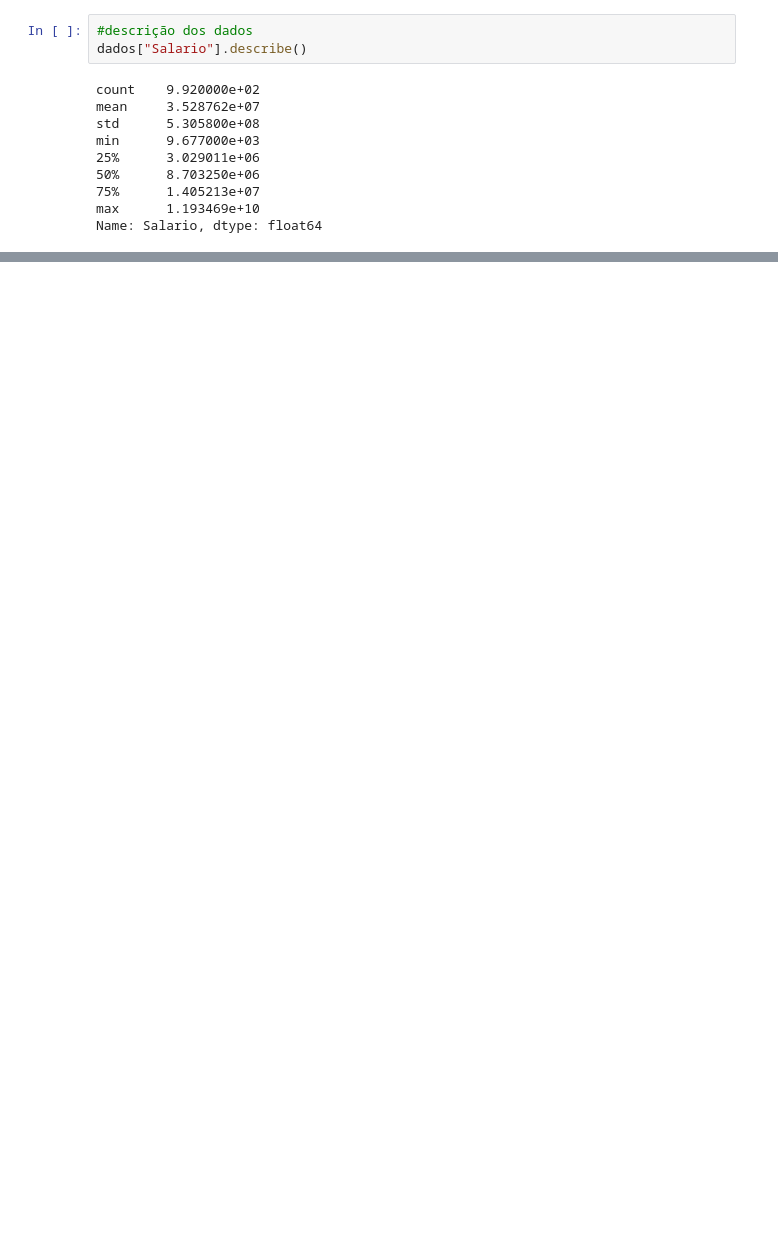
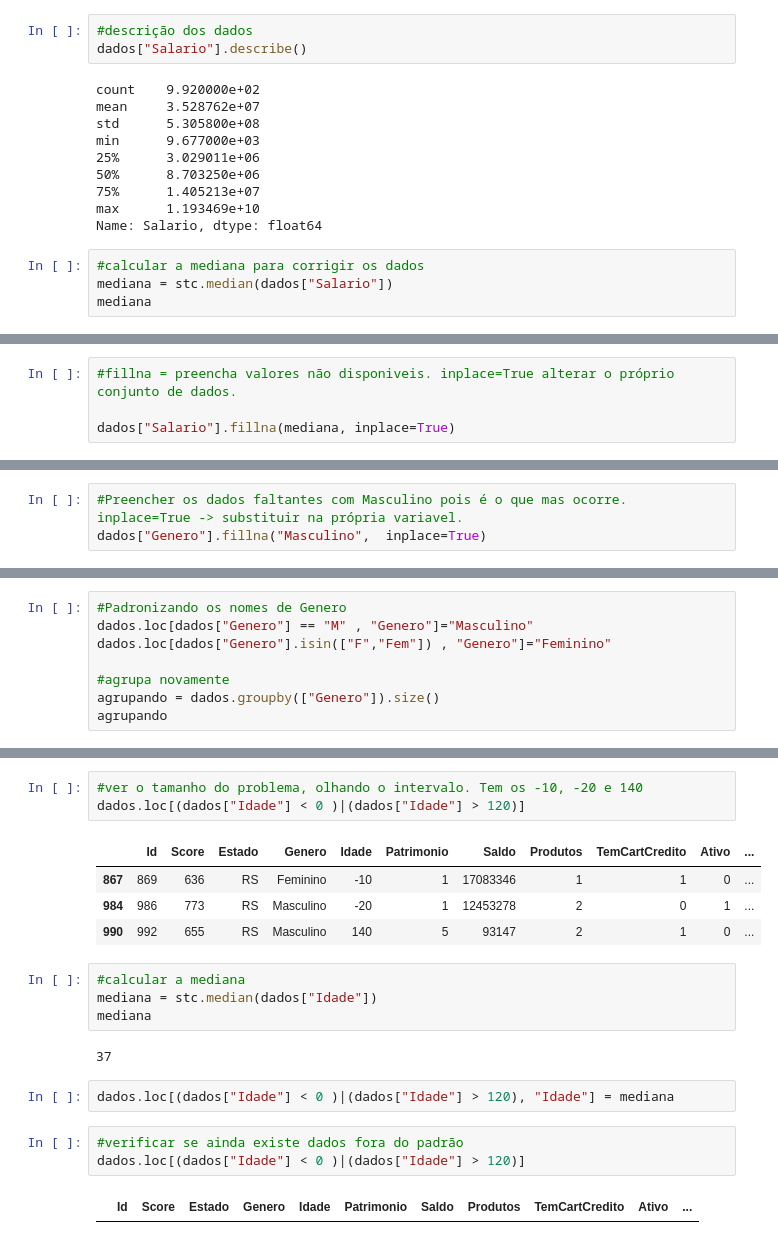
Before and after one commit to MariaNatiele/Estudando_DataScience, a Jupyter notebook: Tratamento_Dados_Python.ipynb, the cells around one changed output, grey strips where cells are left out. Drawn from its saved outputs; the diff is of its cells as text; blank space fills up the shorter version.

```diff
--- a/Tratamento_Dados_Python.ipynb
+++ b/Tratamento_Dados_Python.ipynb
@@ -210,3 +210,7 @@ min      9.677000e+03
 75%      1.405213e+07
 max      1.193469e+10
 Name: Salario, dtype: float64
+# %%
+#calcular a mediana para corrigir os dados
+mediana = stc.median(dados["Salario"])
+mediana
@@ -212,0 +219,4 @@ Name: Salario, dtype: float64
+# %%
+#fillna = preencha valores não disponiveis. inplace=True alterar o próprio conjunto de dados.
+
+dados["Salario"].fillna(mediana, inplace=True)
@@ -212,0 +246,3 @@ Name: Salario, dtype: float64
+# %%
+#Preencher os dados faltantes com Masculino pois é o que mas ocorre. inplace=True -> substituir na própria variavel.
+dados["Genero"].fillna("Masculino",  inplace=True)
@@ -212,0 +254,8 @@ Name: Salario, dtype: float64
+# %%
+#Padronizando os nomes de Genero
+dados.loc[dados["Genero"] == "M" , "Genero"]="Masculino"
+dados.loc[dados["Genero"].isin(["F","Fem"]) , "Genero"]="Feminino"
+
+#agrupa novamente
+agrupando = dados.groupby(["Genero"]).size()
+agrupando
@@ -212,0 +280,21 @@ Name: Salario, dtype: float64
+# %%
+#ver o tamanho do problema, olhando o intervalo. Tem os -10, -20 e 140
+dados.loc[(dados["Idade"] < 0 )|(dados["Idade"] > 120)]
+# %% [output]
+|  | Id | Score | Estado | Genero | Idade | Patrimonio | Saldo | Produtos | TemCartCredito | Ativo | ... |
+| 867 | 869 | 636 | RS | Feminino | -10 | 1 | 17083346 | 1 | 1 | 0 | ... |
+| 984 | 986 | 773 | RS | Masculino | -20 | 1 | 12453278 | 2 | 0 | 1 | ... |
+| 990 | 992 | 655 | RS | Masculino | 140 | 5 | 93147 | 2 | 1 | 0 | ... |
+# %%
+#calcular a mediana
+mediana = stc.median(dados["Idade"])
+mediana
+# %% [output]
+37
+# %%
+dados.loc[(dados["Idade"] < 0 )|(dados["Idade"] > 120), "Idade"] = mediana
+# %%
+#verificar se ainda existe dados fora do padrão
+dados.loc[(dados["Idade"] < 0 )|(dados["Idade"] > 120)]
+# %% [output]
+|  | Id | Score | Estado | Genero | Idade | Patrimonio | Saldo | Produtos | TemCartCredito | Ativo | ... |
```
Also changed, not shown: parts of 20 cells of this notebook.
